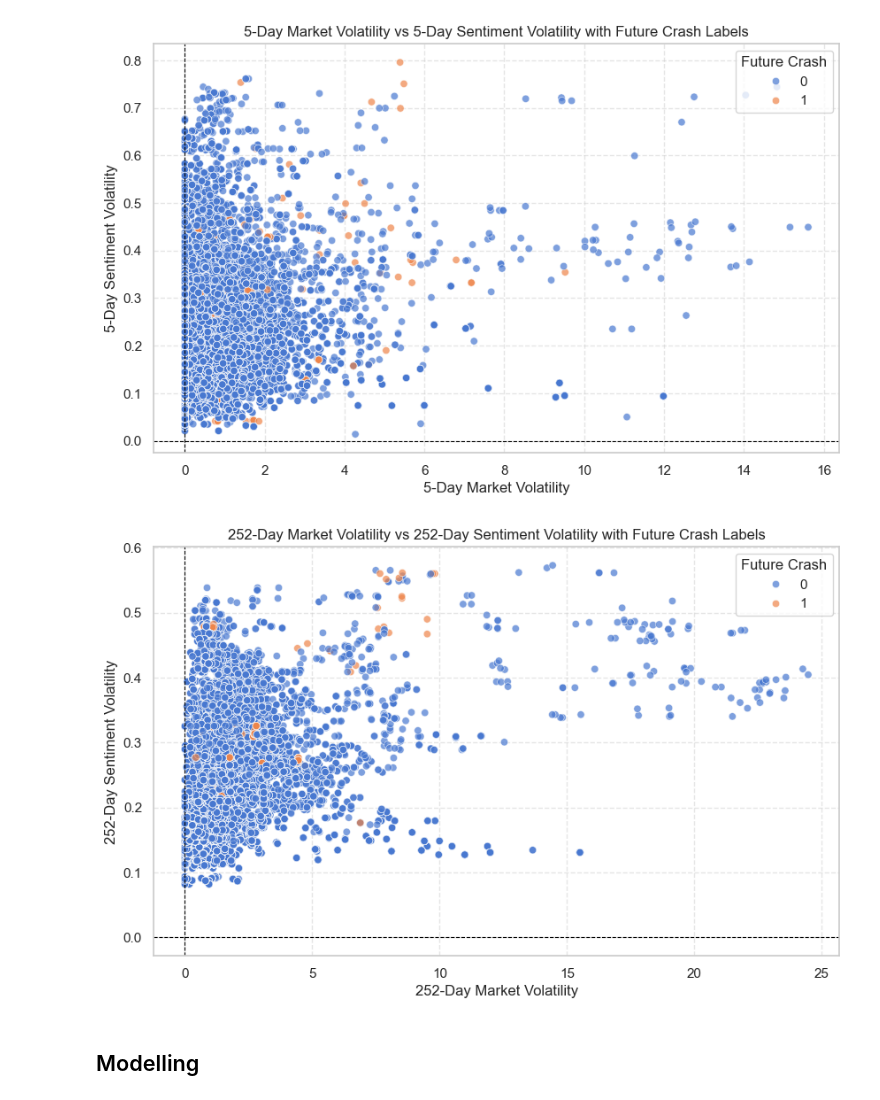
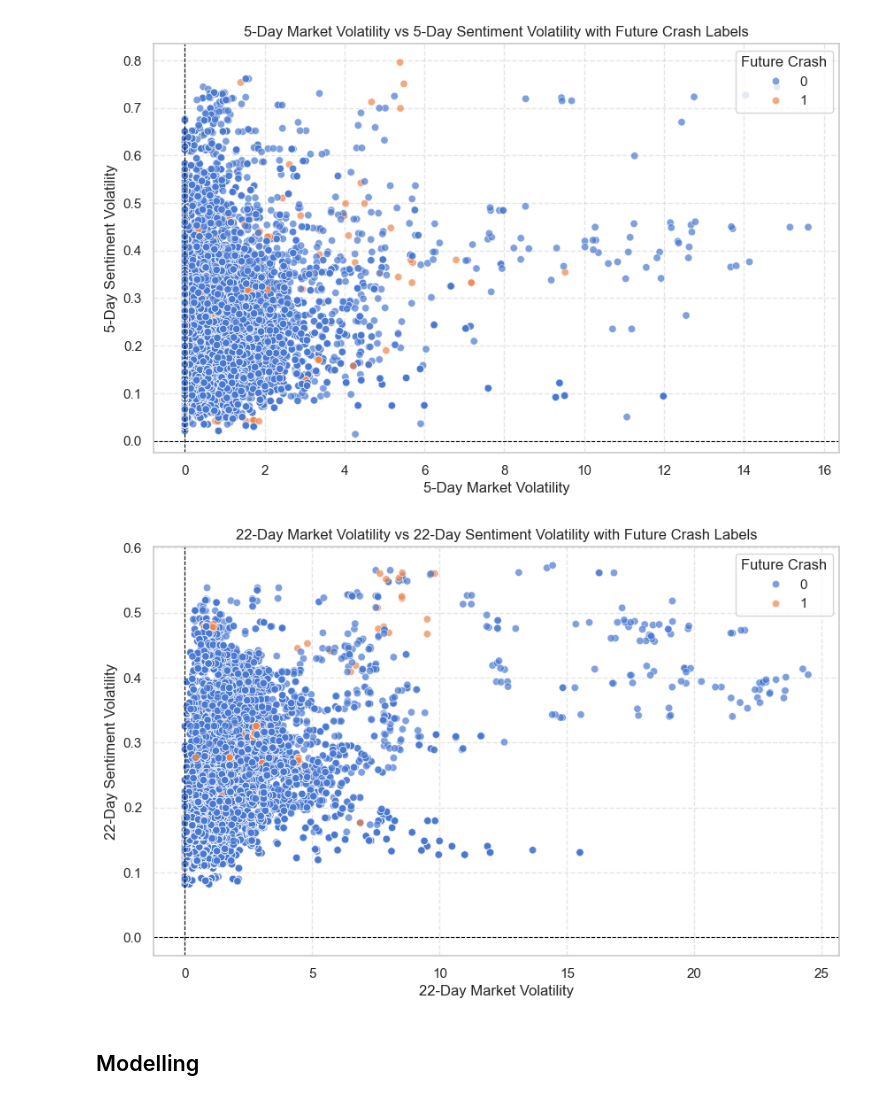
Before and after one commit to namolert/dynamic-ews, a Jupyter notebook: stock_price.ipynb, the cells around one changed output. Saved outputs shown, nothing was run; the diff lists cells and outputs as text; code cells hidden in the pictures.

```diff
--- a/stock_price.ipynb
+++ b/stock_price.ipynb
@@ -380,17 +380,17 @@ plt.show()
 # %%
 # Plot relationship between future crash and 5-day market volatility combined with sentiment volatility
 plt.figure(figsize=(10, 6))
 sns.scatterplot(x='22_day_market_volatility', y='22_day_sentiment_volatility', hue='future_crash', data=market_sentiment_data, alpha=0.7)
 plt.axhline(0, color='black', linestyle='--', linewidth=0.8)
 plt.axvline(0, color='black', linestyle='--', linewidth=0.8)
 plt.grid(True, linestyle='--', alpha=0.5)
-plt.title('252-Day Market Volatility vs 252-Day Sentiment Volatility with Future Crash Labels')
-plt.xlabel('252-Day Market Volatility')
-plt.ylabel('252-Day Sentiment Volatility')
+plt.title('22-Day Market Volatility vs 22-Day Sentiment Volatility with Future Crash Labels')
+plt.xlabel('22-Day Market Volatility')
+plt.ylabel('22-Day Sentiment Volatility')
 plt.legend(title='Future Crash', loc='upper right')
 plt.show()
 # %% [output]
-[figure, old version]
+[figure, new version]
 # %% [markdown]
 ## Modelling
 # %%
```
Also changed, not shown: parts of 29 cells of this notebook, 6 other files.
